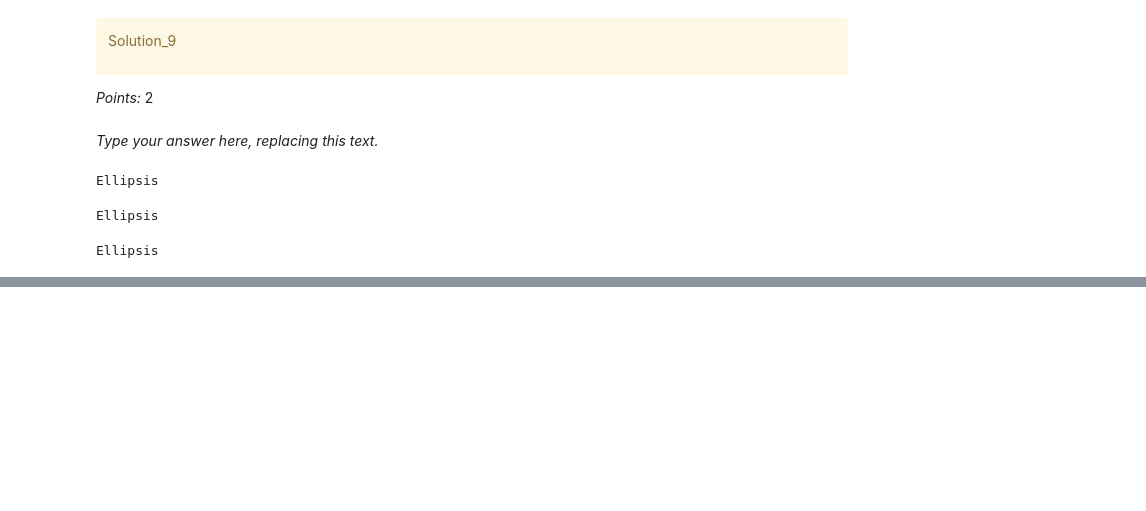
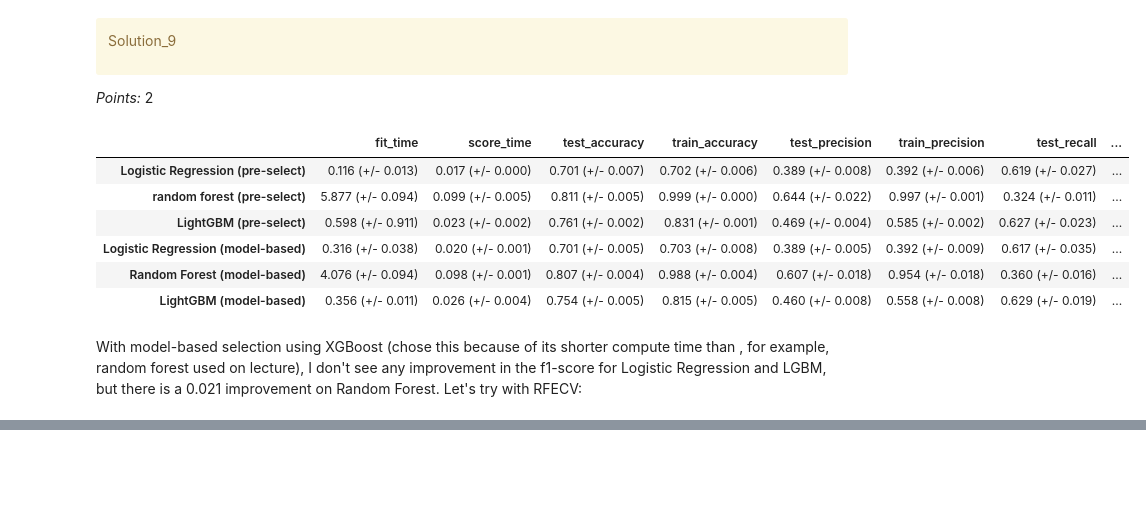
Before and after one commit to jessicapatricia012/CPSC-330-HW5, a Jupyter notebook: hw5.ipynb, the cells around one changed output, grey strips where cells are left out. Cells and saved outputs as stored; diff of their text form; code cells hidden in the pictures; blank space fills up the shorter version.

Commit message:
feature engineering and selection

```diff
--- a/hw5.ipynb
+++ b/hw5.ipynb
@@ -880,17 +885,48 @@ Solution_9
 </div>
 
 _Points:_ 2
-# %% [markdown]
-_Type your answer here, replacing this text._
-# %%
-...
-# %% [output]
-Ellipsis
-# %%
-...
-# %% [output]
-Ellipsis
-# %%
-...
-# %% [output]
-Ellipsis
+# %%
+fs_dict={}
+selected_models = ["Logistic Regression (best C)", "random forest", "LightGBM"]
+fs_df = results_df.loc[selected_models]
+fs_df.index = ["Logistic Regression (pre-select)", "random forest (pre-select)", "LightGBM (pre-select)"]
+# %%
+# Model-based Selection with XGBoost
+select_xgb = SelectFromModel(
+    XGBClassifier(scale_pos_weight= ratio ,random_state=123, verbosity=0),
+    threshold="median"
+)
+
+pipe_lr_model_based = make_pipeline(
+    ct, clone(select_xgb), LogisticRegression(max_iter=1000, C=best_C, class_weight="balanced", random_state=123)
+)
+pipe_rf_model_based = make_pipeline(
+    ct, clone(select_xgb), RandomForestClassifier(class_weight="balanced", random_state=123)
+)
+pipe_lgbm_model_based = make_pipeline(
+    ct, clone(select_xgb), LGBMClassifier(scale_pos_weight=ratio,random_state=123, verbose=-1)
+)
+
+model_based = {
+    "Logistic Regression (model-based)": pipe_lr_model_based,
+    "Random Forest (model-based)": pipe_rf_model_based,
+    "LightGBM (model-based)": pipe_lgbm_model_based,
+}
+
+for (name, model) in model_based.items():
+    fs_dict[name] = mean_std_cross_val_scores(
+        model, X_train, y_train, return_train_score=True, scoring=score_metrics
+    )
+
+fs_df = pd.concat([fs_df, pd.DataFrame(fs_dict).T])
+fs_df
+# %% [output]
+|  | fit_time | score_time | test_accuracy | train_accuracy | test_precision | train_precision | test_recall | ... |
+| Logistic Regression (pre-select) | 0.116 (+/- 0.013) | 0.017 (+/- 0.000) | 0.701 (+/- 0.007) | 0.702 (+/- 0.006) | 0.389 (+/- 0.008) | 0.392 (+/- 0.006) | 0.619 (+/- 0.027) | ... |
+| random forest (pre-select) | 5.877 (+/- 0.094) | 0.099 (+/- 0.005) | 0.811 (+/- 0.005) | 0.999 (+/- 0.000) | 0.644 (+/- 0.022) | 0.997 (+/- 0.001) | 0.324 (+/- 0.011) | ... |
+| LightGBM (pre-select) | 0.598 (+/- 0.911) | 0.023 (+/- 0.002) | 0.761 (+/- 0.002) | 0.831 (+/- 0.001) | 0.469 (+/- 0.004) | 0.585 (+/- 0.002) | 0.627 (+/- 0.023) | ... |
+| Logistic Regression (model-based) | 0.316 (+/- 0.038) | 0.020 (+/- 0.001) | 0.701 (+/- 0.005) | 0.703 (+/- 0.008) | 0.389 (+/- 0.005) | 0.392 (+/- 0.009) | 0.617 (+/- 0.035) | ... |
+| Random Forest (model-based) | 4.076 (+/- 0.094) | 0.098 (+/- 0.001) | 0.807 (+/- 0.004) | 0.988 (+/- 0.004) | 0.607 (+/- 0.018) | 0.954 (+/- 0.018) | 0.360 (+/- 0.016) | ... |
+| LightGBM (model-based) | 0.356 (+/- 0.011) | 0.026 (+/- 0.004) | 0.754 (+/- 0.005) | 0.815 (+/- 0.005) | 0.460 (+/- 0.008) | 0.558 (+/- 0.008) | 0.629 (+/- 0.019) | ... |
+# %% [markdown]
+With model-based selection using XGBoost (chose this because of its shorter compute time than , for example, random forest used on lecture), I don't see any improvement in the f1-score for Logistic Regression and LGBM, but there is a 0.021 improvement on Random Forest. Let's try with RFECV:
```
Also changed, not shown: parts of 44 cells of this notebook, 4 other files.
